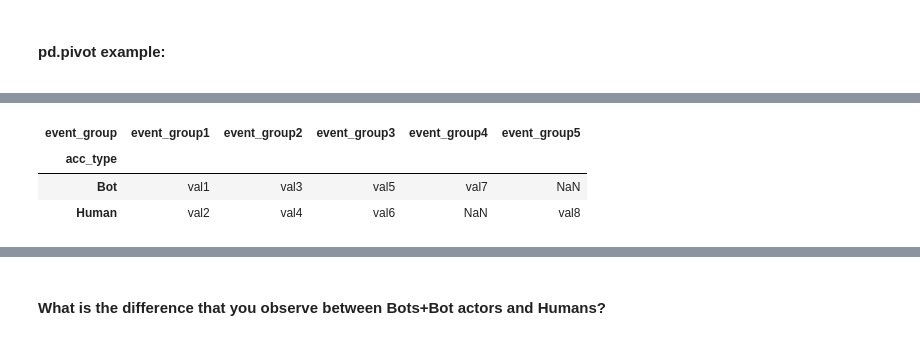
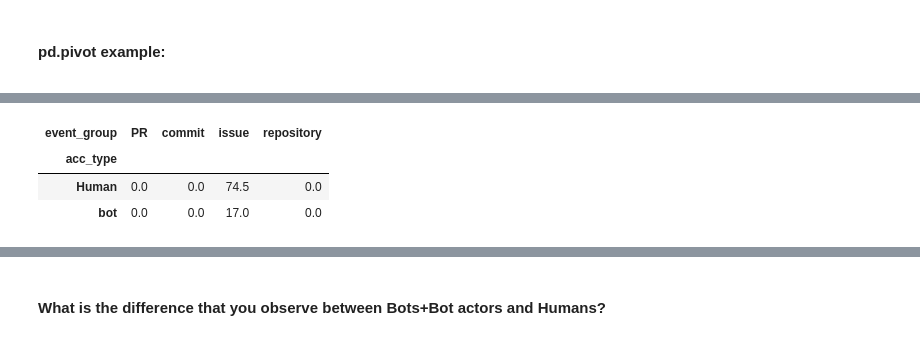
Before and after one commit to T-ramissU/Software_Evolution_TP_bots, a Jupyter notebook: TP_bots_template.ipynb, the cells around one changed output, grey strips where cells are left out. Cells and saved outputs as stored; diff of their text form; code cells hidden in the pictures.

```diff
--- a/TP_bots_template.ipynb
+++ b/TP_bots_template.ipynb
@@ -417,0 +507,13 @@ repo_group = ['CreateEvent', 'DeleteEvent', 'ForkEvent', 'GollumEvent', 'MemberE
+# %%
+# YOUR CODE BELOW
+# Load the event data from the CSV file
+events_df = pd.read_csv('all_events.csv')
+
+merged_df = final_df.merge(manual_df, on='contributor')
+
+# Function to determine the majority type
+def majority_vote(row):
+    votes = [row['bimbas_type'], row['bothunter_type'], row['manual']]
+    return max(set(votes), key=votes.count)
+
+merged_df['acc_type'] = merged_df.apply(majority_vote, axis=1)
@@ -455,14 +610,14 @@ Plot a heatmap of the DataFrame using seaborn -
 #### pd.pivot example:
 <a id='pivot_example'></a>
 # %%
-# Main DataFrame
-medians = [{'event_group': 'event_group1', 'median': 'val1', 'acc_type': 'Bot'},
-           {'event_group': 'event_group1', 'median': 'val2', 'acc_type': 'Human'},
-           {'event_group': 'event_group2', 'median': 'val3', 'acc_type': 'Bot'},
-           {'event_group': 'event_group2', 'median': 'val4', 'acc_type': 'Human'},
-           {'event_group': 'event_group3', 'median': 'val5', 'acc_type': 'Bot'},
-           {'event_group': 'event_group3', 'median': 'val6', 'acc_type': 'Human'},
-           {'event_group': 'event_group4', 'median': 'val7', 'acc_type': 'Bot'},
-           {'event_group': 'event_group5', 'median': 'val8', 'acc_type': 'Human'}]
-df_medians = pd.DataFrame.from_dict(medians)
-df_medians
+# # Main DataFrame
+# medians = [{'event_group': 'event_group1', 'median': 'val1', 'acc_type': 'Bot'},
+#            {'event_group': 'event_group1', 'median': 'val2', 'acc_type': 'Human'},
+#            {'event_group': 'event_group2', 'median': 'val3', 'acc_type': 'Bot'},
+#            {'event_group': 'event_group2', 'median': 'val4', 'acc_type': 'Human'},
+#            {'event_group': 'event_group3', 'median': 'val5', 'acc_type': 'Bot'},
+#            {'event_group': 'event_group3', 'median': 'val6', 'acc_type': 'Human'},
+#            {'event_group': 'event_group4', 'median': 'val7', 'acc_type': 'Bot'},
+#            {'event_group': 'event_group5', 'median': 'val8', 'acc_type': 'Human'}]
+# df_medians = pd.DataFrame.from_dict(medians)
+# df_medians
@@ -479,8 +624,9 @@ df_medians
 # %%
 # pivot the main DataFrame
-df_medians.pivot(index='acc_type', columns='event_group', values='median')#.reset_index().rename_axis(None,axis=1)
+plot=df_medians.pivot(index='acc_type', columns='event_group', values='median')#.reset_index().rename_axis(None,axis=1)
+display(plot)
 # %% [output]
-| event_group | event_group1 | event_group2 | event_group3 | event_group4 | event_group5 |
-| acc_type |  |  |  |  |  |
-| Bot | val1 | val3 | val5 | val7 | NaN |
-| Human | val2 | val4 | val6 | NaN | val8 |
+| event_group | PR | commit | issue | repository |
+| acc_type |  |  |  |  |
+| Human | 0.0 | 0.0 | 74.5 | 0.0 |
+| bot | 0.0 | 0.0 | 17.0 | 0.0 |
```
Also changed, not shown: parts of 26 cells of this notebook.
